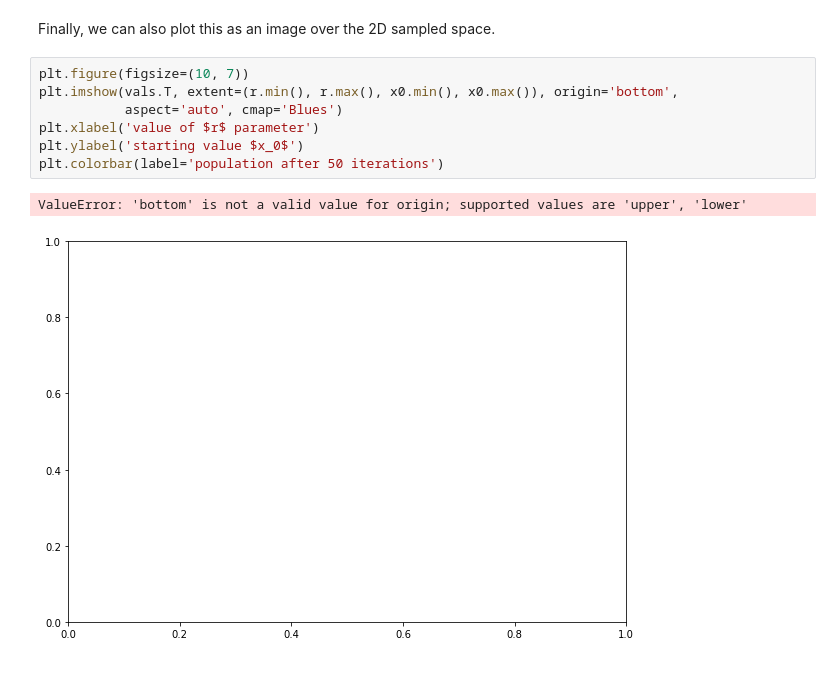
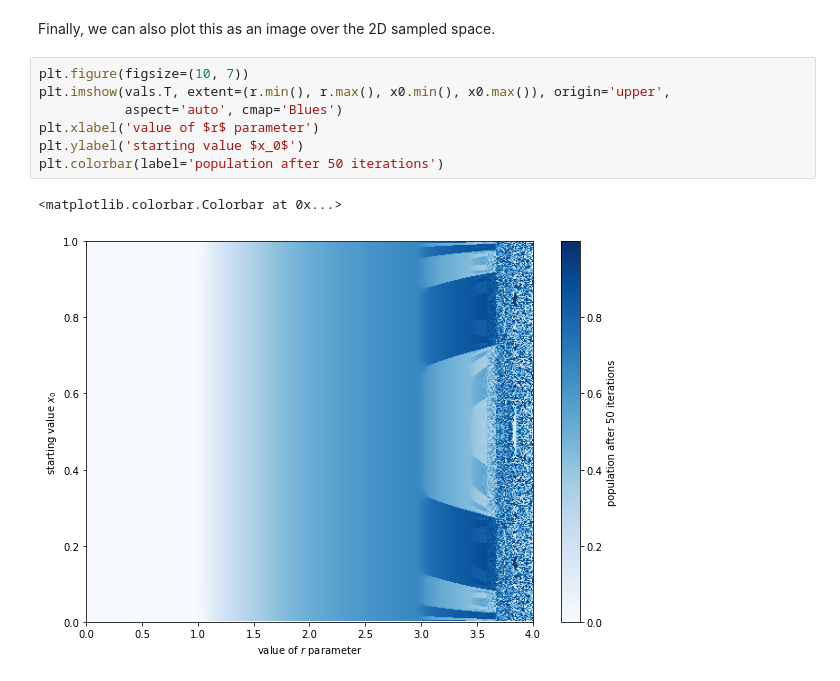
Before and after one commit to RRisto/learning, a Jupyter notebook: nonlinear_algebra/logistic_map.ipynb, the cells around one changed output. Cells and saved outputs as stored; diff of their text form.

```diff
--- a/nonlinear_algebra/logistic_map.ipynb
+++ b/nonlinear_algebra/logistic_map.ipynb
@@ -136,11 +138,11 @@ Text(0.5, 0, 'value of $r$ parameter')
 Finally, we can also plot this as an image over the 2D sampled space.
 # %%
 plt.figure(figsize=(10, 7))
-plt.imshow(vals.T, extent=(r.min(), r.max(), x0.min(), x0.max()), origin='bottom',
+plt.imshow(vals.T, extent=(r.min(), r.max(), x0.min(), x0.max()), origin='upper',
            aspect='auto', cmap='Blues')
 plt.xlabel('value of $r$ parameter')
 plt.ylabel('starting value $x_0$')
 plt.colorbar(label='population after 50 iterations')
 # %% [output]
-ValueError: 'bottom' is not a valid value for origin; supported values are 'upper', 'lower'
+<matplotlib.colorbar.Colorbar at 0x...>
-[figure, old version]
+[figure, new version]
```
Also changed, not shown: parts of 1 cell of this notebook, 3 other files.
